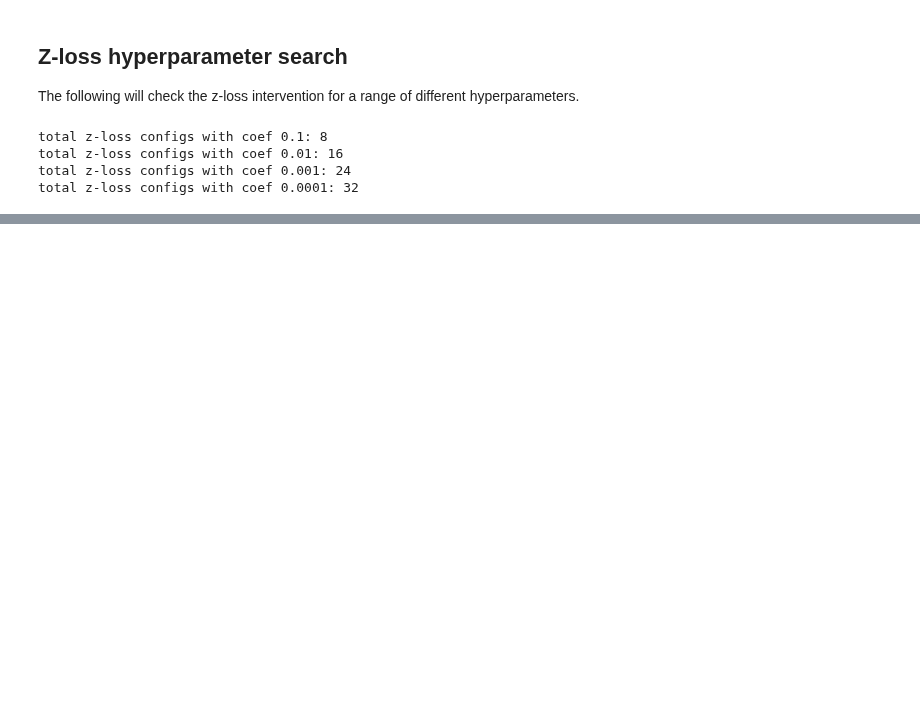
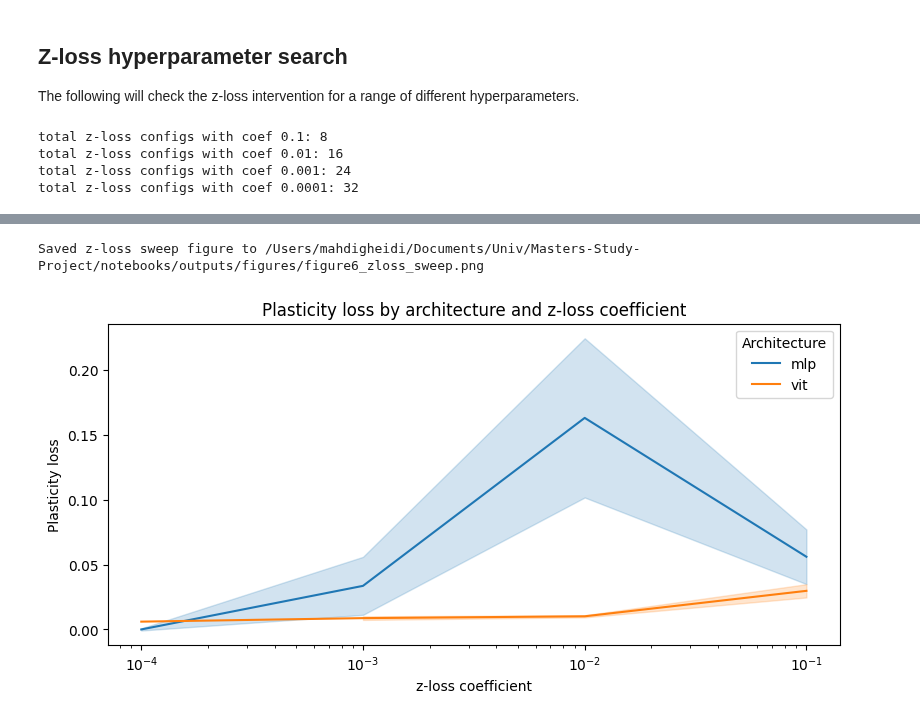
Before and after one commit to mahdigheidi/Masters-Study-Project, a Jupyter notebook: notebooks/figure6_intervention_matrix_standalone.ipynb, the cells around one changed output, grey strips where cells are left out. Saved outputs shown, nothing was run; the diff lists cells and outputs as text; code cells hidden in the pictures; blank space fills up the shorter version.

Commit message:
organize all the experiment results in outputs directory

```diff
--- a/notebooks/figure6_intervention_matrix_standalone.ipynb
+++ b/notebooks/figure6_intervention_matrix_standalone.ipynb
@@ -1137,30 +1104,39 @@ Saved intervention matrix table to /Users/mahdigheidi/Documents/Univ/Masters-Stu
 # %%
+import seaborn as sns
+import matplotlib.pyplot as plt
+import glob
 # plot the loss coefficient sweep
 zloss_dfs = []
-for z_loss_coef in z_loss_coefs:
-    zloss_path = TABLES_DIR / f"figure6_zloss_{z_loss_coef}.csv"
-    if zloss_path.exists():
-        zloss_df = pd.read_csv(zloss_path)
-        zloss_df["z_loss_coef"] = z_loss_coef
-        zloss_dfs.append(zloss_df)
-
+chunk_paths = sorted(glob.glob(str(TABLES_DIR / f"figure6_chunk_*_zloss_coef*.csv")))
+for path in chunk_paths:
+    # edit the df to have the z_loss_coef column from the filename
+    coef_str = path.split("_zloss_coef")[-1].split(".csv")[0]
+    coef = float(coef_str)
+    df = pd.read_csv(path)
+    df["z_loss_coef"] = coef
+    zloss_dfs.append(df)
 
 zloss_df = pd.concat(zloss_dfs, ignore_index=True)
-fig, ax = plt.subplots(figsize=(6.0, 4.5), constrained_layout=True)
-sns.boxplot(
+fig, ax = plt.subplots(figsize=(8, 4), constrained_layout=True)
+# plot the mean plasticity loss by architecture and z-loss coefficient and a shadow as the variance of the data
+sns.lineplot(
     data=zloss_df,
     x="z_loss_coef",
     y="plasticity_loss",
     hue="architecture",
+    errorbar="sd",
     ax=ax,
-    palette=sns.color_palette("Set2"),
 )
 ax.set_title("Plasticity loss by architecture and z-loss coefficient")
 ax.set_xlabel("z-loss coefficient")
+ax.set_xscale("log")
 ax.set_ylabel("Plasticity loss")
 ax.legend(title="Architecture")
 
 save_path = FIGURES_DIR / "figure6_zloss_sweep.png"
 save_path.parent.mkdir(parents=True, exist_ok=True)
-fig.savefig(save_path, dpi=180, bbox_inches="tight")
+fig.savefig(save_path, dpi=300, bbox_inches="tight")
 print(f"Saved z-loss sweep figure to {save_path}")
+# %% [output]
+Saved z-loss sweep figure to /Users/mahdigheidi/Documents/Univ/Masters-Study-Project/notebooks/outputs/figures/figure6_zloss_sweep.png
+[figure, added]
```
Also changed, not shown: parts of 5 cells of this notebook, 41 other files.
